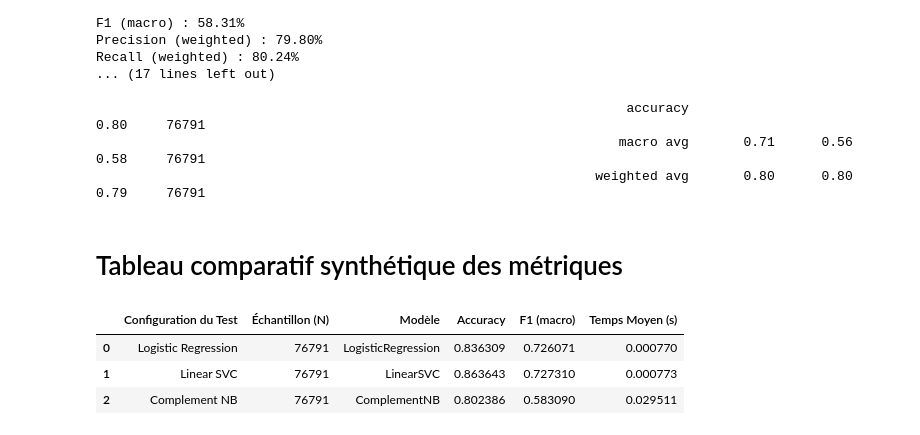
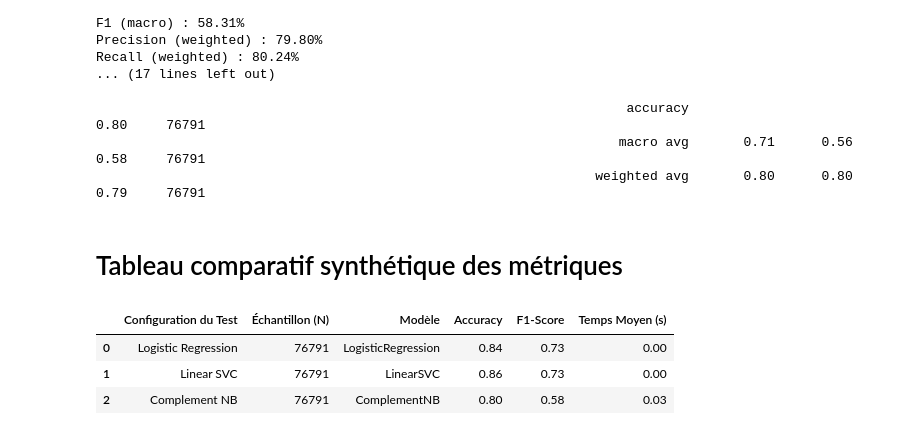
Before and after one commit to Ace4teaM/OCR-ZenAssist, a Jupyter notebook: 3_approche_ml.ipynb, the cells around one changed output. Drawn from its saved outputs; the diff is of its cells as text; code cells hidden in the pictures.

```diff
--- a/3_approche_ml.ipynb
+++ b/3_approche_ml.ipynb
@@ -303,13 +323,15 @@ Recall (weighted) : 83.63%
 # %%
 from sklearn.svm import LinearSVC
 
-svm_path = Path("svm.joblib")
+svm_path = Path("models","svm.joblib")
 try:
     print(svm_path, ": Charge le modèle existant...")
     svm = joblib.load(svm_path)
 except Exception as e:
     print(e)
     print(svm_path, ": Entraine un nouveau modèle... ")
+    start = time.perf_counter()
+
     svm = LinearSVC(
         C=1.0,
         class_weight="balanced",
@@ -317,6 +339,9 @@ except Exception as e:
     )
     svm.fit(X_train_tfidf, y_train)
 
+    elapsed = time.perf_counter() - start
+    print("Terminé en ", elapsed / 60 if elapsed > 60 else elapsed," (s)" if elapsed > 60 else " (min)")
+
     # Sauvegarde le modèle entraîné
     joblib.dump(svm, svm_path)
 # %% [output]
@@ -332,7 +357,7 @@ from metrics import (
 
 name = "Linear SVC"
 method = "LinearSVC"
-results_path = Path(name + ".pkl")
+results_path = Path("tests", name + ".pkl")
 results = load_results(results_path)
 
 model = Pipeline([
@@ -380,16 +405,21 @@ Recall (weighted) : 86.36%
 # %%
 from sklearn.naive_bayes import ComplementNB
 
-nb_path = Path("nb.joblib")
+nb_path = Path("models","nb.joblib")
 try:
     print(nb_path, ": Charge le modèle existant...")
     nb = joblib.load(nb_path)
 except Exception as e:
     print(e)
     print(nb_path, ": Entraine un nouveau modèle... ")
+    start = time.perf_counter()
+
     nb = ComplementNB()
     nb.fit(X_train_tfidf, y_train)
 
+    elapsed = time.perf_counter() - start
+    print("Terminé en ", elapsed / 60 if elapsed > 60 else elapsed," (s)" if elapsed > 60 else " (min)")
+
     # Sauvegarde le modèle entraîné
     joblib.dump(nb, nb_path)
 # %% [output]
@@ -405,7 +435,7 @@ from metrics import (
 
 name = "Complement NB"
 method = "ComplementNB"
-results_path = Path(name + ".pkl")
+results_path = Path("tests", name + ".pkl")
 results = load_results(results_path)
 
 model = Pipeline([
@@ -453,21 +483,21 @@ Recall (weighted) : 80.24%
 # %%
 global_metrics_df = pd.DataFrame(
     global_metrics,
     columns=["Name", "Samples", "Method", "Accuracy", "F1 (macro)", "Temps moyen (s)"]
     )
 
 global_metrics_df = global_metrics_df.rename(columns={
     "Name" : "Configuration du Test",
     "Samples" : "Échantillon (N)",
     "Method" : "Modèle",
     "Accuracy": "Accuracy",
-    "F1-Score": "F1 (macro)",
+    "F1 (macro)": "F1-Score",
     "Temps moyen (s)" : "Temps Moyen (s)"
 })
 
 global_metrics_df
 # %% [output]
-|  | Configuration du Test | Échantillon (N) | Modèle | Accuracy | F1 (macro) | Temps Moyen (s) |
-| 0 | Logistic Regression | 76791 | LogisticRegression | 0.836309 | 0.726071 | 0.000770 |
-| 1 | Linear SVC | 76791 | LinearSVC | 0.863643 | 0.727310 | 0.000773 |
-| 2 | Complement NB | 76791 | ComplementNB | 0.802386 | 0.583090 | 0.029511 |
+|  | Configuration du Test | Échantillon (N) | Modèle | Accuracy | F1-Score | Temps Moyen (s) |
+| 0 | Logistic Regression | 76791 | LogisticRegression | 0.84 | 0.73 | 0.00 |
+| 1 | Linear SVC | 76791 | LinearSVC | 0.86 | 0.73 | 0.00 |
+| 2 | Complement NB | 76791 | ComplementNB | 0.80 | 0.58 | 0.03 |
```
Also changed, not shown: parts of 7 cells of this notebook, 5 other files.
